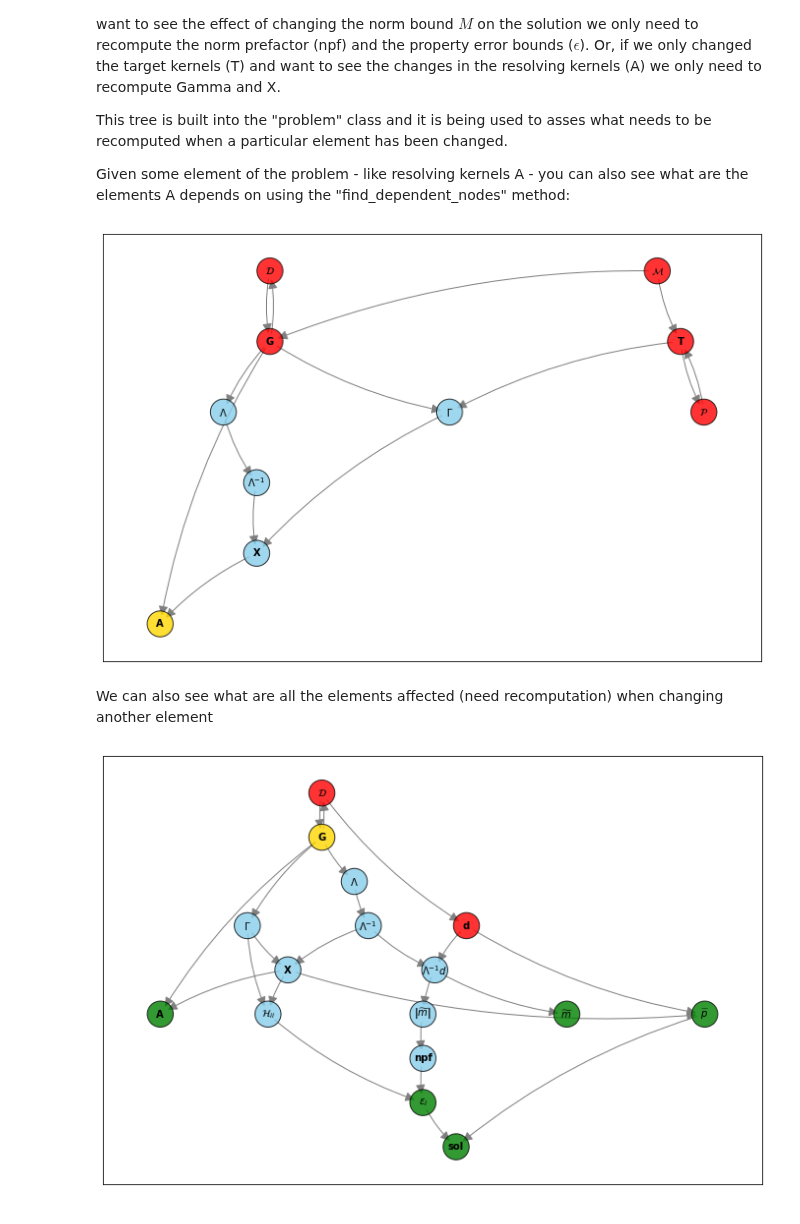
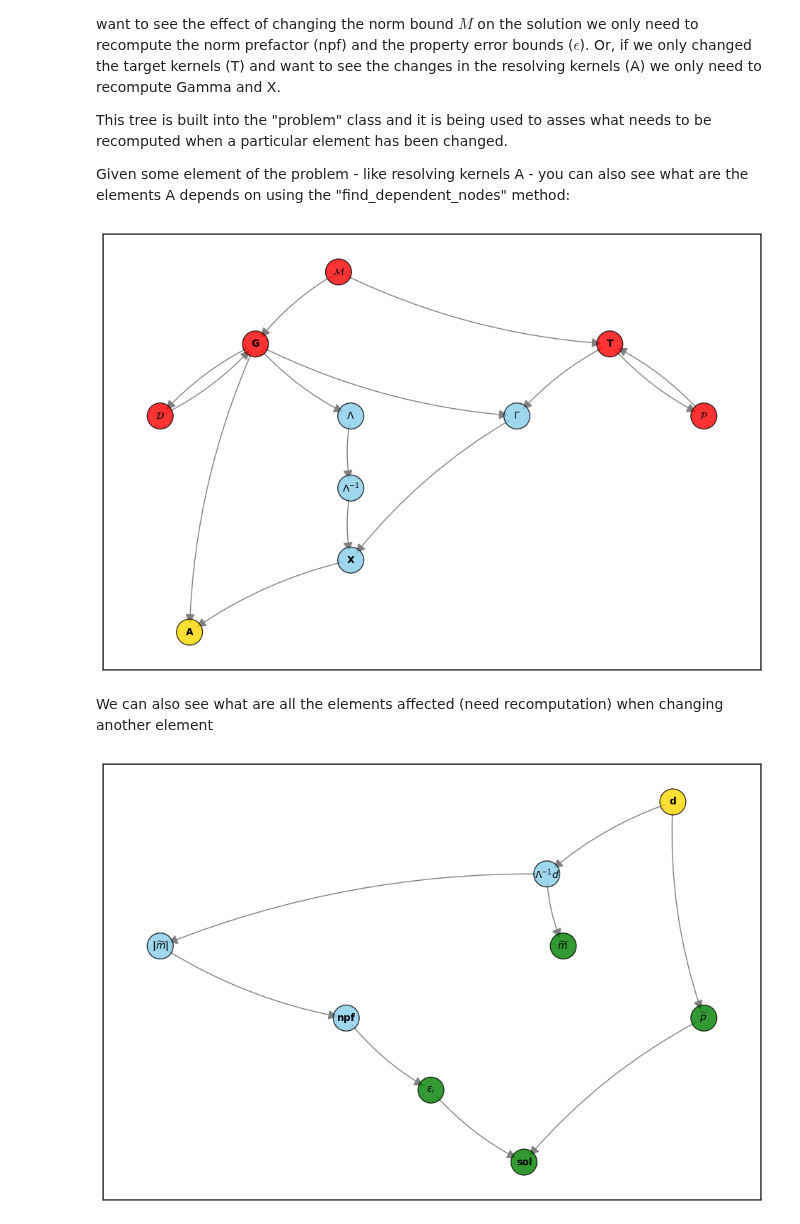
Before and after one commit to Adrian-Mag/SOLA_DLI, a Jupyter notebook: solving_problems.ipynb, the cells around one changed output. Cells and saved outputs as stored; diff of their text form; code cells hidden in the pictures.

```diff
--- a/solving_problems.ipynb
+++ b/solving_problems.ipynb
@@ -36,7 +37,7 @@ Then the data space. This is also where we iport the sensitivity kernels.
 # Create Data space
 ###################
 # Edit region -------------
-data_directory = '/home/adrian/PhD/BGSOLA/SOLA_DLI/kernels_modeplotaat_Adrian'
+data_directory = '/disks/data/PhD/BGSOLA/SOLA_DLI/kernels_modeplotaat_Adrian'
 which_data = list(np.arange(0, 100))
 # Edit region -------------
 
@@ -77,7 +78,7 @@ target_types = {'vs': Gaussian_1D,
                 'vp': Null_1D,
                 'rho': Null_1D}
 width = 1000 # same units as domain (km here)
-how_many_targets = 10
+how_many_targets = 100
 enquiry_points = np.linspace(EarthDomain.bounds[0][0],
                              EarthDomain.bounds[0][1],
                              how_many_targets)
@@ -189,11 +190,11 @@ Given some element of the problem - like resolving kernels A - you can also see
 # %%
 dependent_nodes = problem.dependencies.find_dependent_nodes('A', plot_dependent_tree=True)
 # %% [output]
-[figure, old version]
+[figure, new version]
 # %% [markdown]
 We can also see what are all the elements affected (need recomputation) when changing another element
 # %%
-reacheable_nodes = problem.dependencies.find_reachable_nodes('G', plot_reachable_graph=True)
+reacheable_nodes = problem.dependencies.find_reachable_nodes('d', plot_reachable_graph=True)
 # %% [output]
-[figure, old version]
+[figure, new version]
 # %% [markdown]
```
Also changed, not shown: parts of 8 cells of this notebook, 4 other files.
